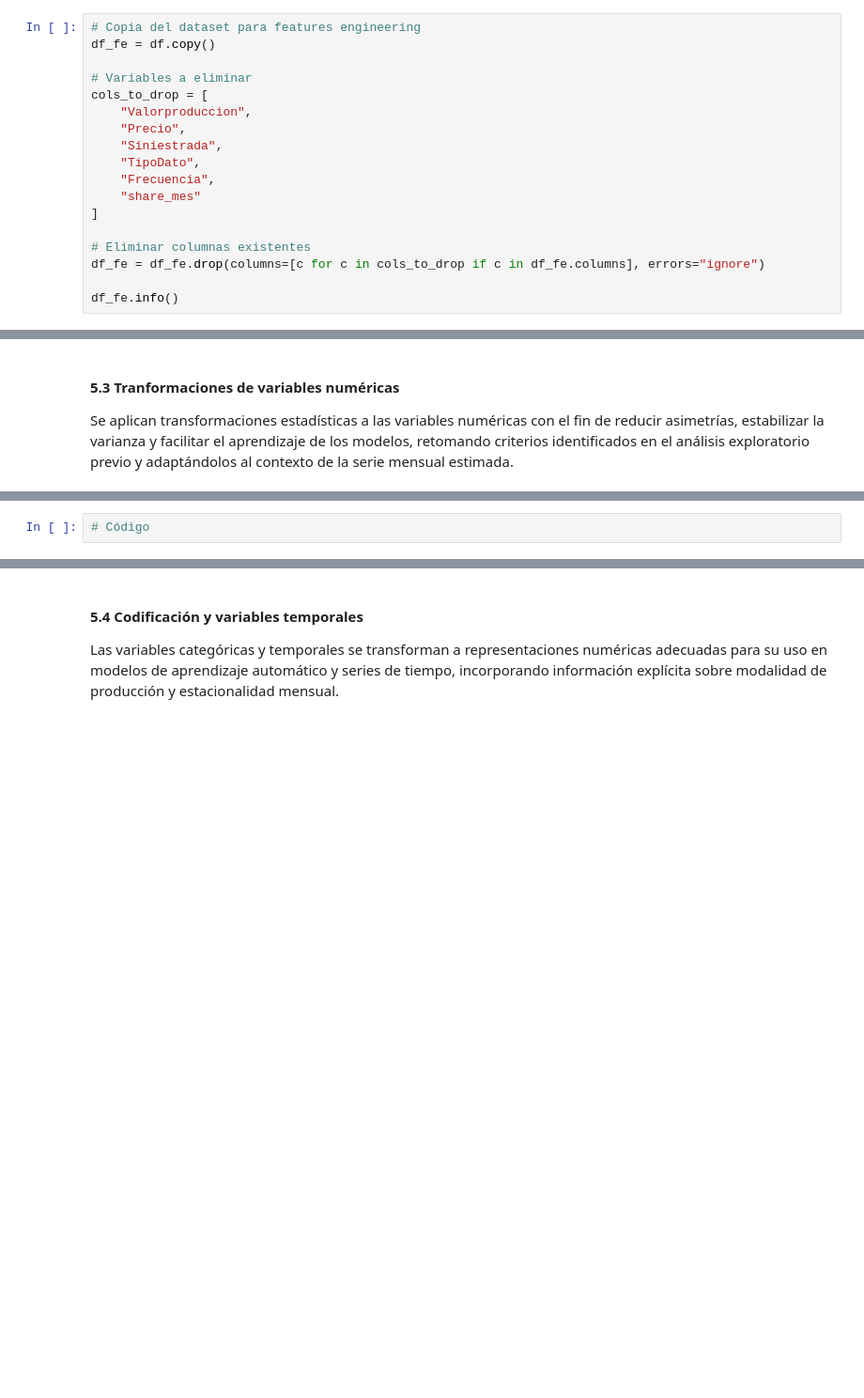
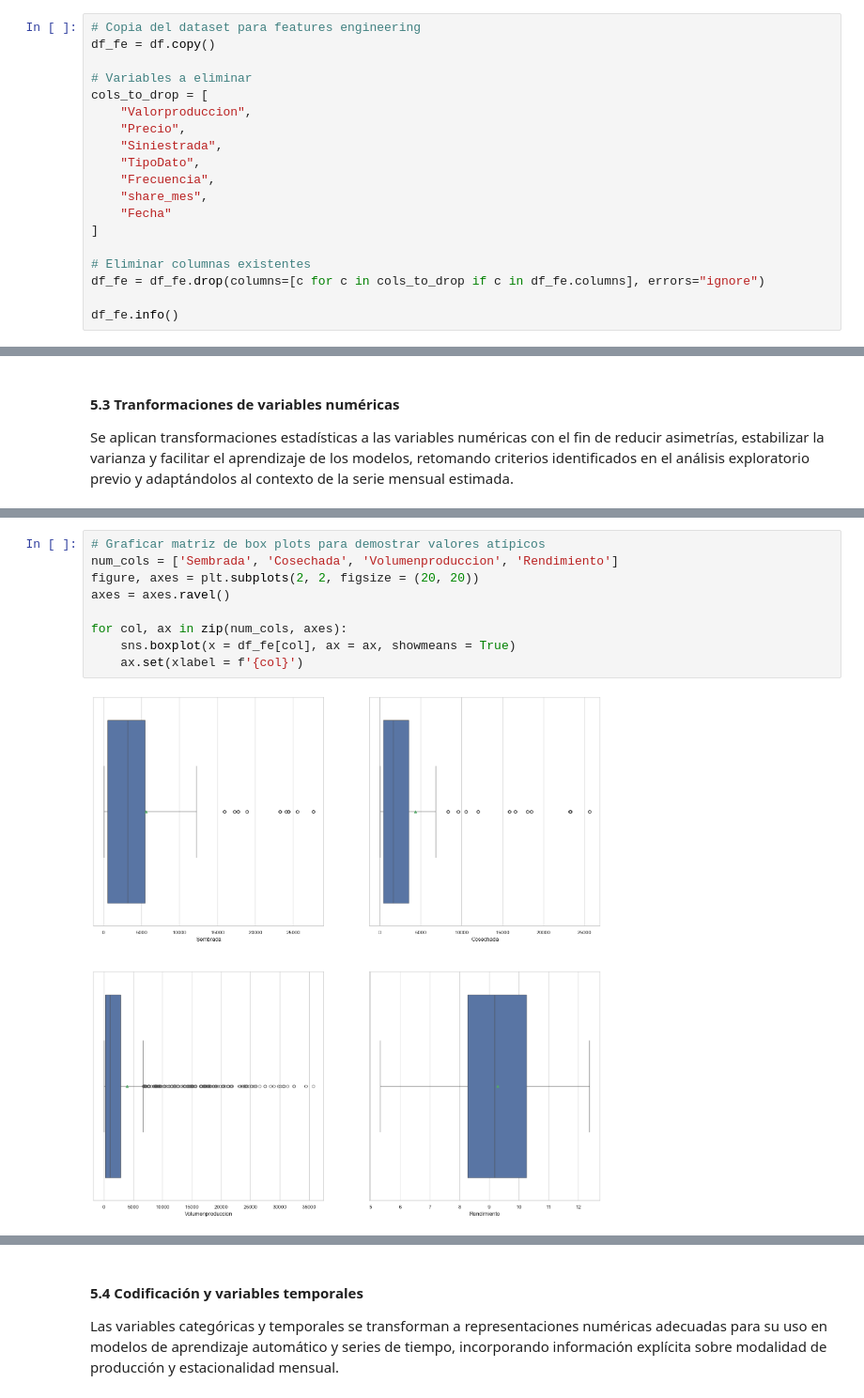
Before and after one commit to juan-pablo-lopez/tc5035-ene26-equipo29, a Jupyter notebook: Avance2.Equipo29.ipynb, the cells around one changed output, grey strips where cells are left out. Shown at 94% size. Cells and saved outputs as stored; diff of their text form; blank space fills up the shorter version.

```diff
--- a/Avance2.Equipo29.ipynb
+++ b/Avance2.Equipo29.ipynb
@@ -630,7 +633,8 @@ cols_to_drop = [
     "Siniestrada",
     "TipoDato",
     "Frecuencia",
-    "share_mes"
+    "share_mes",
+    "Fecha"
 ]
 
 # Eliminar columnas existentes
@@ -664,2 +669,11 @@ Se aplican transformaciones estadísticas a las variables numéricas con el fin
 # %%
-# Código
+# Graficar matriz de box plots para demostrar valores atípicos
+num_cols = ['Sembrada', 'Cosechada', 'Volumenproduccion', 'Rendimiento']
+figure, axes = plt.subplots(2, 2, figsize = (20, 20))
+axes = axes.ravel()
+
+for col, ax in zip(num_cols, axes):
+    sns.boxplot(x = df_fe[col], ax = ax, showmeans = True)
+    ax.set(xlabel = f'{col}')
+# %% [output]
+[figure, added]
```
Also changed, not shown: parts of 24 cells of this notebook.
